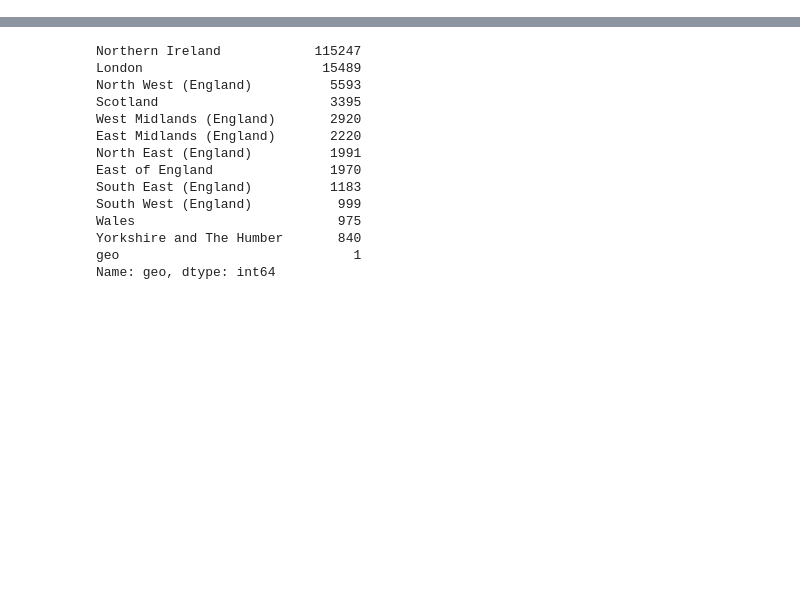
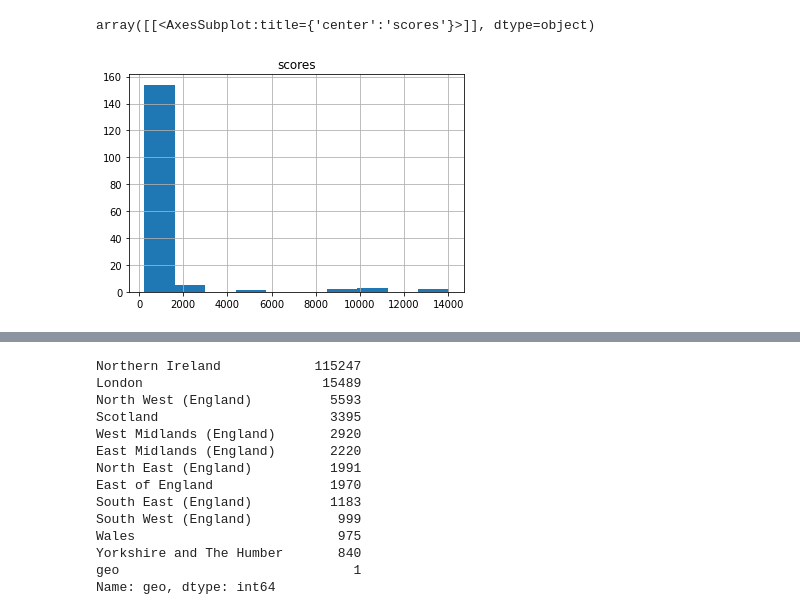
Before and after one commit to danm91/le_kingmakers_frontend, a Jupyter notebook: Function_testing.ipynb, the cells around one changed output, grey strips where cells are left out. Saved outputs shown, nothing was run; the diff lists cells and outputs as text; code cells hidden in the pictures; blank space fills up the shorter version.

```diff
--- a/Function_testing.ipynb
+++ b/Function_testing.ipynb
@@ -1,7 +1,7 @@
 # %%
 import pandas as pd
 # %%
-df = pd.read_csv('tweets_large_ammended.csv')
+df = pd.read_csv('politicians_sentiment.csv')
 # %%
 class Tweets:
     '''
@@ -29,3 +29,8 @@ class Tweets:
 # %%
 start = '2021-04-01'
 finish = '2021-06-01'
+# %%
+df.groupby('date').agg({'scores':'count'}).hist()
+# %% [output]
+array([[<AxesSubplot:title={'center':'scores'}>]], dtype=object)
+[figure, added]
```
Also changed, not shown: parts of 7 cells of this notebook, 3 other files.
